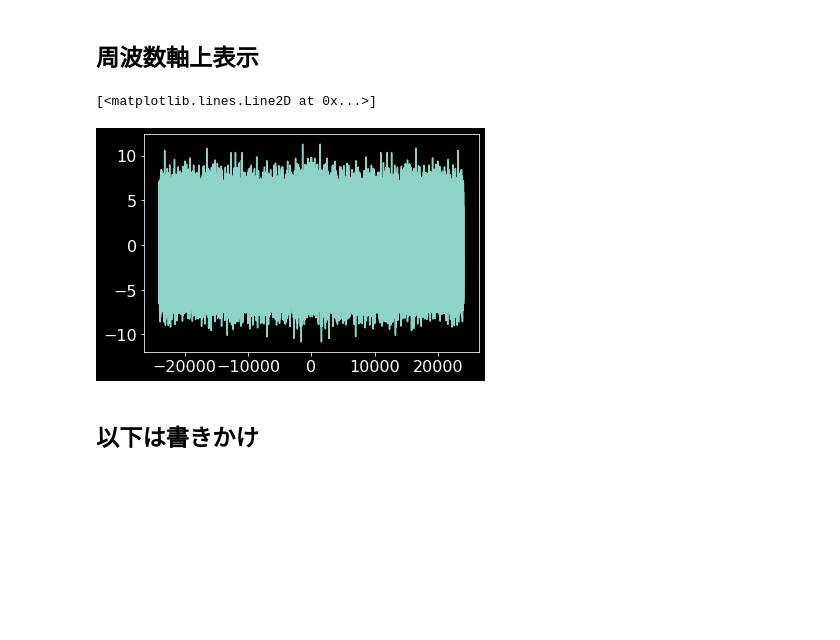
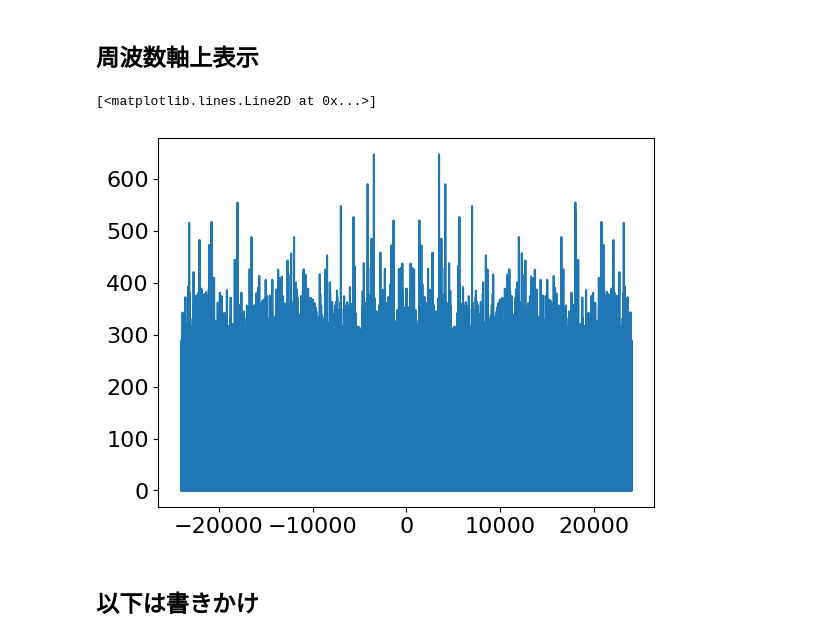
Before and after one commit to kojiyam/information-transmission-engineering, a Jupyter notebook: jd3_noise.ipynb, the cells around one changed output. Cells and saved outputs as stored; diff of their text form; code cells hidden in the pictures; blank space fills up the shorter version.

```diff
--- a/jd3_noise.ipynb
+++ b/jd3_noise.ipynb
@@ -27,7 +7,7 @@ import numpy as np
 np.random.seed(1) # 乱数のseedは固定
 
 import matplotlib.pyplot as plt
-plt.style.use('dark_background') # for dark-mode
+# plt.style.use('dark_background') # for dark-mode
 plt.rcParams["font.size"] = 16
 
 import IPython.display
@@ -40,7 +20,7 @@ t.size
 # %% [output]
 480000
 # %%
-n = 0.005*np.random.randn(t.size) # 正規分布
-# 0.005をかけているのは，音量調整
+n = 0.01*np.random.randn(t.size) # 正規分布
+# 0.01をかけているのは，音量調整
 # %%
 # nの絶対値が1を越えると，IPython.display.Audio に入力できないので，確認
@@ -66,11 +46,10 @@ IPython.display.Audio(n, rate = sampling_rate, normalize=False)
 N = np.fft.fft(n)
 freq = np.fft.fftfreq(n.size, d=1/sampling_rate)
 # %%
-plt.plot(freq, N.real)
-#plt.plot(freq, N.imag)
+plt.plot(freq, N.real**2 + N.imag**2)
 # %% [output]
 [<matplotlib.lines.Line2D at 0x...>]
-[figure, old version]
+[figure, new version]
 # %% [markdown]
 ## 以下は書きかけ
 # %%
```
Also changed, not shown: parts of 4 cells of this notebook.
